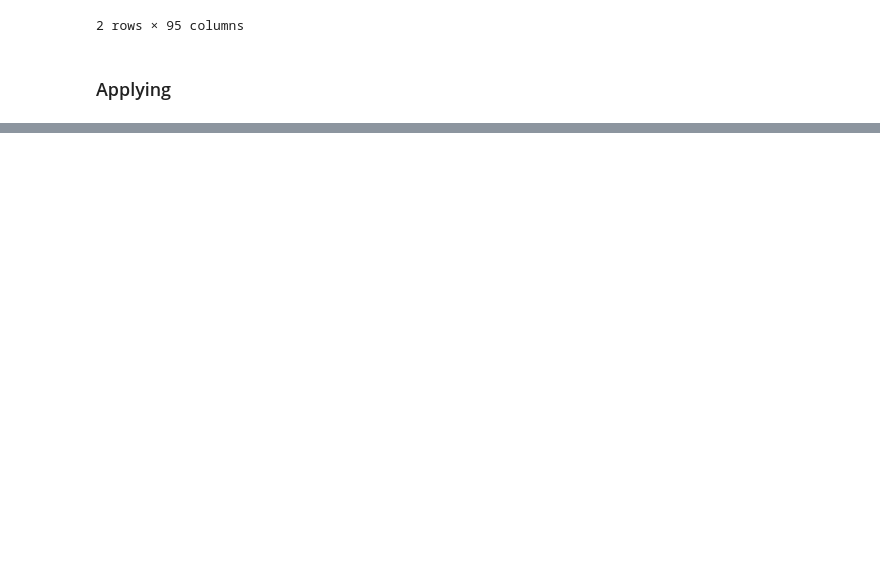
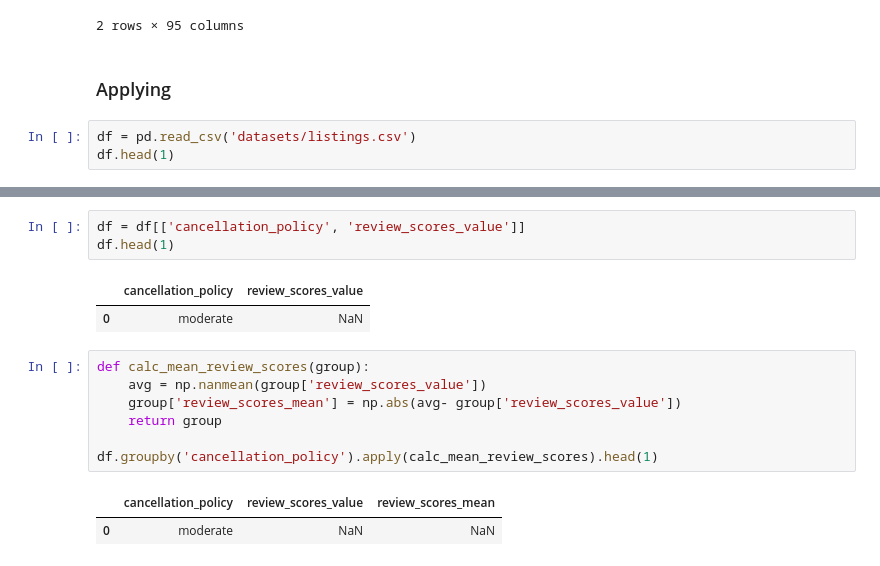
Before and after one commit to SantiGonzalezz/Applied-Data-Science-with-Python, a Jupyter notebook: 1. Introduction to Data Science in Python/Week 3/Pandas 2.ipynb, the cells around one changed output, grey strips where cells are left out. Drawn from its saved outputs; the diff is of its cells as text; blank space fills up the shorter version.

```diff
--- a/1. Introduction to Data Science in Python/Week 3/Pandas 2.ipynb
+++ b/1. Introduction to Data Science in Python/Week 3/Pandas 2.ipynb
@@ -666,3 +667,6 @@ df.head(1)
 2 rows × 95 columns
 # %% [markdown]
 ### Applying
+# %%
+df = pd.read_csv('datasets/listings.csv')
+df.head(1)
@@ -668,0 +677,16 @@ df.head(1)
+# %%
+df = df[['cancellation_policy', 'review_scores_value']]
+df.head(1)
+# %% [output]
+|  | cancellation_policy | review_scores_value |
+| 0 | moderate | NaN |
+# %%
+def calc_mean_review_scores(group):
+    avg = np.nanmean(group['review_scores_value'])
+    group['review_scores_mean'] = np.abs(avg- group['review_scores_value'])
+    return group
+
+df.groupby('cancellation_policy').apply(calc_mean_review_scores).head(1)
+# %% [output]
+|  | cancellation_policy | review_scores_value | review_scores_mean |
+| 0 | moderate | NaN | NaN |
```
Also changed, not shown: parts of 3 cells of this notebook.
